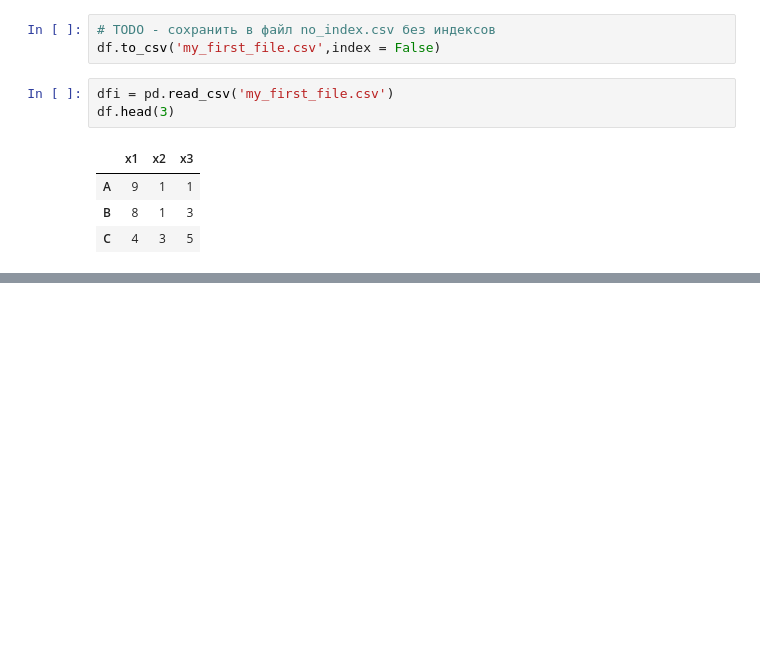
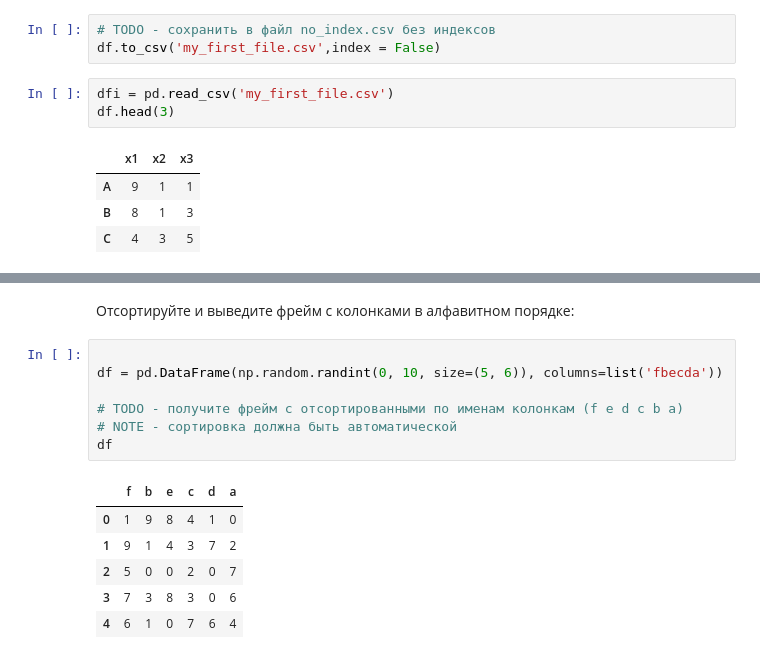
Before and after one commit to Nivoter/ML, a Jupyter notebook: PR03.ipynb, the cells around one changed output, grey strips where cells are left out. Saved outputs shown, nothing was run; the diff lists cells and outputs as text; blank space fills up the shorter version.

```diff
--- a/PR03.ipynb
+++ b/PR03.ipynb
@@ -413,0 +610,16 @@ df.head(3)
+# %% [markdown]
+Отсортируйте и выведите фрейм с колонками в алфавитном порядке:
+# %%
+
+df = pd.DataFrame(np.random.randint(0, 10, size=(5, 6)), columns=list('fbecda'))
+
+# TODO - получите фрейм с отсортированными по именам колонкам (f e d c b a)
+# NOTE - сортировка должна быть автоматической
+df
+# %% [output]
+|  | f | b | e | c | d | a |
+| 0 | 1 | 9 | 8 | 4 | 1 | 0 |
+| 1 | 9 | 1 | 4 | 3 | 7 | 2 |
+| 2 | 5 | 0 | 0 | 2 | 0 | 7 |
+| 3 | 7 | 3 | 8 | 3 | 0 | 6 |
+| 4 | 6 | 1 | 0 | 7 | 6 | 4 |
```
Also changed, not shown: parts of 23 cells of this notebook.
